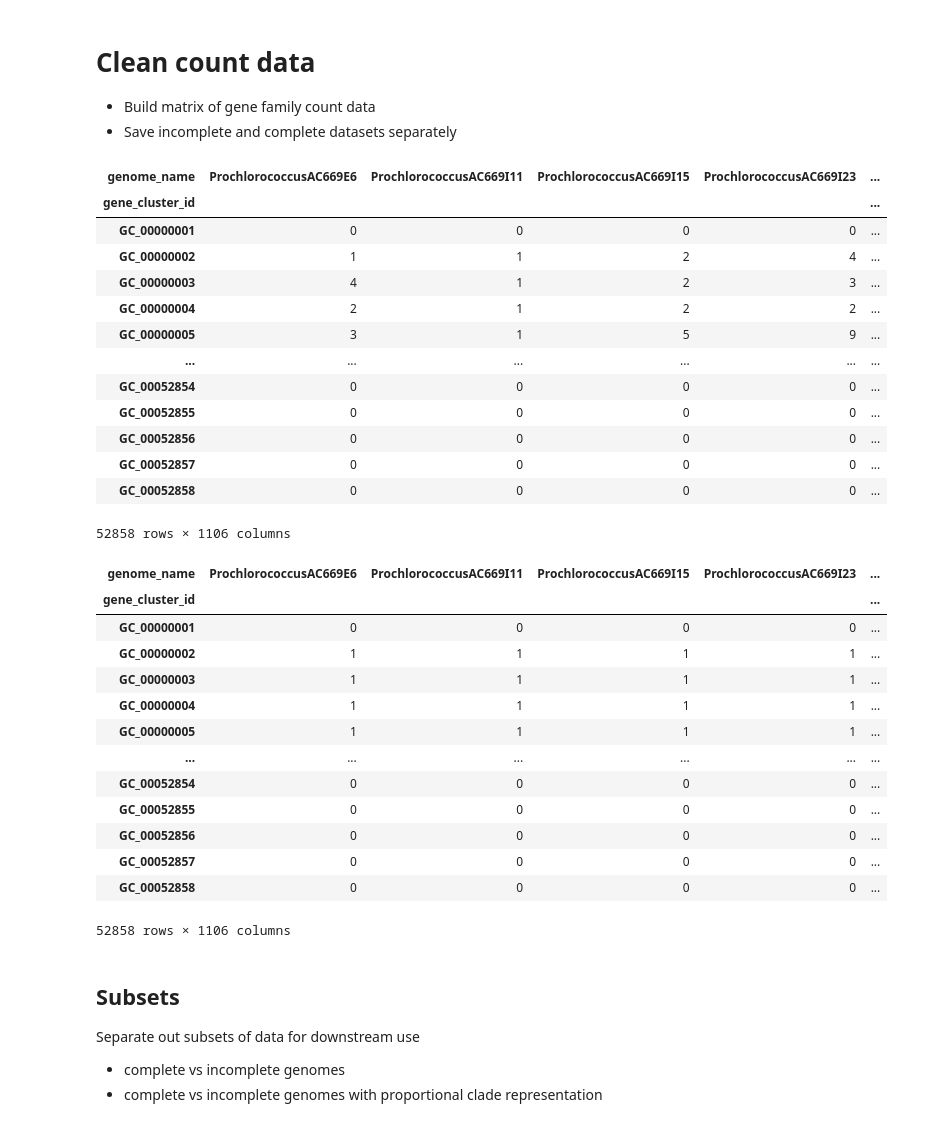
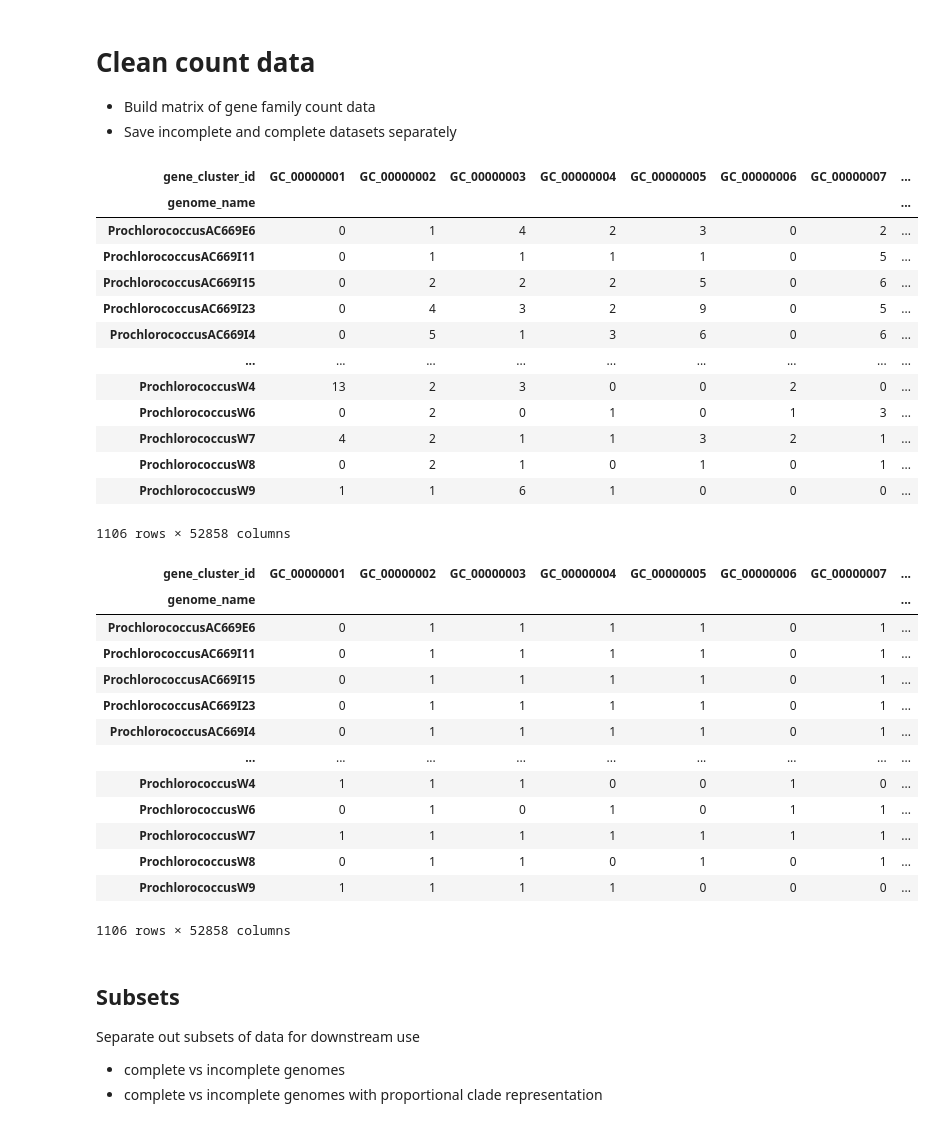
Before and after one commit to blasks/gene-prevalence, a Jupyter notebook: experiments/1-data-preparation.ipynb, the cells around one changed output. Saved outputs shown, nothing was run; the diff lists cells and outputs as text; code cells hidden in the pictures.

```diff
--- a/experiments/data-preparation.ipynb
+++ b/experiments/1-data-preparation.ipynb
@@ -196,45 +196,45 @@ metadata_df
 # %%
 # generate gene family count matrix from anvi'o pangenome database
 
 db_path = Path('../data/inputs/propan-PAN.db')
 
 query = '''
 SELECT
   gene_caller_id,
   gene_cluster_id,
   genome_name,
   COUNT(*) AS occurrences
 FROM gene_clusters
 GROUP BY gene_caller_id, gene_cluster_id, genome_name
 '''.strip()
 
 with sqlite3.connect(db_path) as conn:
     long_df = pd.read_sql_query(query, conn)
 
 gc_count_df = long_df.pivot_table(
-    index='gene_cluster_id',
-    columns='genome_name',
+    index='genome_name',
+    columns='gene_cluster_id',
     values='occurrences',
     aggfunc='sum',
     fill_value=0,
 )
 
 gc_count_df
 # %% [output]
-| genome_name | ProchlorococcusAC669E6 | ProchlorococcusAC669I11 | ProchlorococcusAC669I15 | ProchlorococcusAC669I23 | ... |
-| gene_cluster_id |  |  |  |  | ... |
-| GC_00000001 | 0 | 0 | 0 | 0 | ... |
-| GC_00000002 | 1 | 1 | 2 | 4 | ... |
-| GC_00000003 | 4 | 1 | 2 | 3 | ... |
-| GC_00000004 | 2 | 1 | 2 | 2 | ... |
-| GC_00000005 | 3 | 1 | 5 | 9 | ... |
-| ... | ... | ... | ... | ... | ... |
-| GC_00052854 | 0 | 0 | 0 | 0 | ... |
-| GC_00052855 | 0 | 0 | 0 | 0 | ... |
-| GC_00052856 | 0 | 0 | 0 | 0 | ... |
-| GC_00052857 | 0 | 0 | 0 | 0 | ... |
-| GC_00052858 | 0 | 0 | 0 | 0 | ... |
+| gene_cluster_id | GC_00000001 | GC_00000002 | GC_00000003 | GC_00000004 | GC_00000005 | GC_00000006 | GC_00000007 | ... |
+| genome_name |  |  |  |  |  |  |  | ... |
+| ProchlorococcusAC669E6 | 0 | 1 | 4 | 2 | 3 | 0 | 2 | ... |
+| ProchlorococcusAC669I11 | 0 | 1 | 1 | 1 | 1 | 0 | 5 | ... |
+| ProchlorococcusAC669I15 | 0 | 2 | 2 | 2 | 5 | 0 | 6 | ... |
+| ProchlorococcusAC669I23 | 0 | 4 | 3 | 2 | 9 | 0 | 5 | ... |
+| ProchlorococcusAC669I4 | 0 | 5 | 1 | 3 | 6 | 0 | 6 | ... |
+| ... | ... | ... | ... | ... | ... | ... | ... | ... |
+| ProchlorococcusW4 | 13 | 2 | 3 | 0 | 0 | 2 | 0 | ... |
+| ProchlorococcusW6 | 0 | 2 | 0 | 1 | 0 | 1 | 3 | ... |
+| ProchlorococcusW7 | 4 | 2 | 1 | 1 | 3 | 2 | 1 | ... |
+| ProchlorococcusW8 | 0 | 2 | 1 | 0 | 1 | 0 | 1 | ... |
+| ProchlorococcusW9 | 1 | 1 | 6 | 1 | 0 | 0 | 0 | ... |
-52858 rows × 1106 columns
+1106 rows × 52858 columns
 # %%
 # build presence-absence matrix from count matrix
 
@@ -242,20 +242,20 @@ gc_pa_df = gc_count_df.copy()
 gc_pa_df[gc_pa_df > 0] = 1
 gc_pa_df
 # %% [output]
-| genome_name | ProchlorococcusAC669E6 | ProchlorococcusAC669I11 | ProchlorococcusAC669I15 | ProchlorococcusAC669I23 | ... |
-| gene_cluster_id |  |  |  |  | ... |
-| GC_00000001 | 0 | 0 | 0 | 0 | ... |
-| GC_00000002 | 1 | 1 | 1 | 1 | ... |
-| GC_00000003 | 1 | 1 | 1 | 1 | ... |
-| GC_00000004 | 1 | 1 | 1 | 1 | ... |
-| GC_00000005 | 1 | 1 | 1 | 1 | ... |
-| ... | ... | ... | ... | ... | ... |
-| GC_00052854 | 0 | 0 | 0 | 0 | ... |
-| GC_00052855 | 0 | 0 | 0 | 0 | ... |
-| GC_00052856 | 0 | 0 | 0 | 0 | ... |
-| GC_00052857 | 0 | 0 | 0 | 0 | ... |
-| GC_00052858 | 0 | 0 | 0 | 0 | ... |
+| gene_cluster_id | GC_00000001 | GC_00000002 | GC_00000003 | GC_00000004 | GC_00000005 | GC_00000006 | GC_00000007 | ... |
+| genome_name |  |  |  |  |  |  |  | ... |
+| ProchlorococcusAC669E6 | 0 | 1 | 1 | 1 | 1 | 0 | 1 | ... |
+| ProchlorococcusAC669I11 | 0 | 1 | 1 | 1 | 1 | 0 | 1 | ... |
+| ProchlorococcusAC669I15 | 0 | 1 | 1 | 1 | 1 | 0 | 1 | ... |
+| ProchlorococcusAC669I23 | 0 | 1 | 1 | 1 | 1 | 0 | 1 | ... |
+| ProchlorococcusAC669I4 | 0 | 1 | 1 | 1 | 1 | 0 | 1 | ... |
+| ... | ... | ... | ... | ... | ... | ... | ... | ... |
+| ProchlorococcusW4 | 1 | 1 | 1 | 0 | 0 | 1 | 0 | ... |
+| ProchlorococcusW6 | 0 | 1 | 0 | 1 | 0 | 1 | 1 | ... |
+| ProchlorococcusW7 | 1 | 1 | 1 | 1 | 1 | 1 | 1 | ... |
+| ProchlorococcusW8 | 0 | 1 | 1 | 0 | 1 | 0 | 1 | ... |
+| ProchlorococcusW9 | 1 | 1 | 1 | 1 | 0 | 0 | 0 | ... |
-52858 rows × 1106 columns
+1106 rows × 52858 columns
 # %%
 # save full pangenome count and presence-absence matrices for downstream use
 
```
Also changed, not shown: parts of 3 cells of this notebook, 1 other file.
